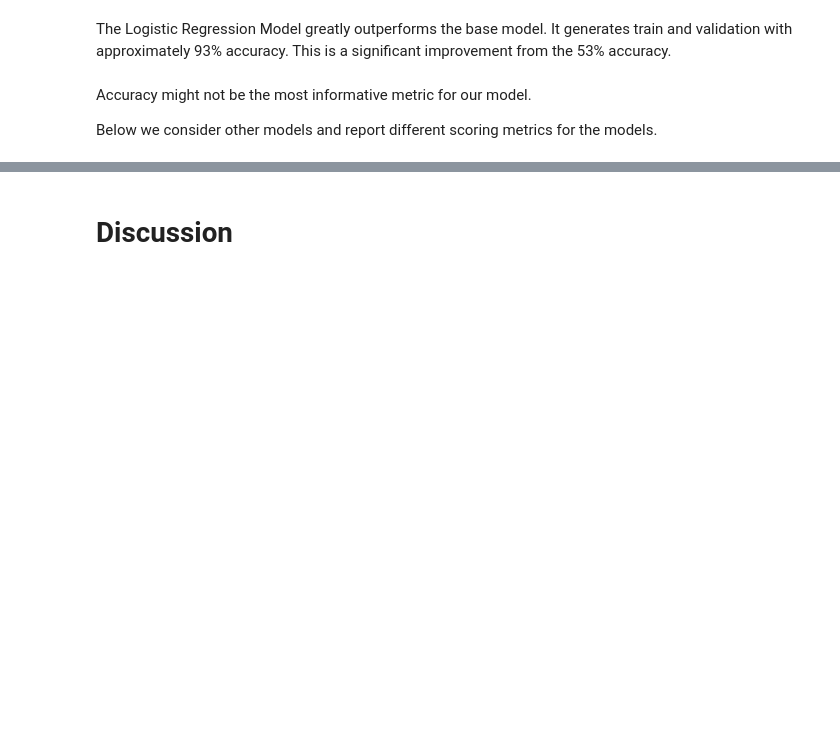
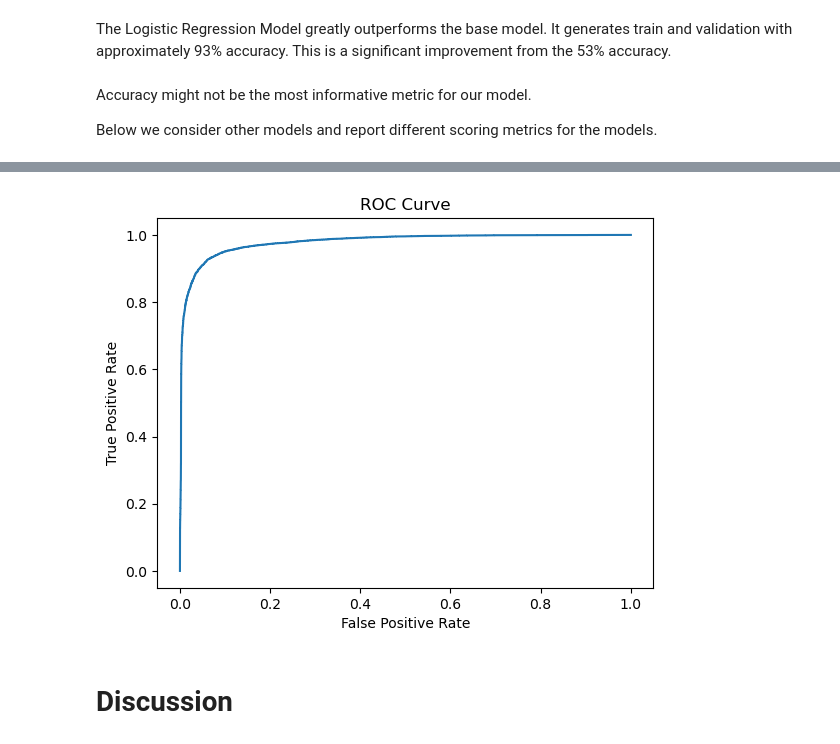
Before and after one commit to UBC-MDS/DSCI_522_group12, a Jupyter notebook: notebooks/airline_passenger_satisfaction_predictor.ipynb, the cells around one changed output, grey strips where cells are left out. Saved outputs shown, nothing was run; the diff lists cells and outputs as text; code cells hidden in the pictures; blank space fills up the shorter version.

```diff
--- a/notebooks/airline_passenger_satisfaction_predictor.ipynb
+++ b/notebooks/airline_passenger_satisfaction_predictor.ipynb
@@ -430,0 +443,18 @@ results_df
+# %%
+# Prepare the test set
+X_test = test_data.drop(columns=['satisfaction'])
+y_test = test_data['satisfaction']
+y_test = y_test.values.ravel()
+
+# Define the Logistic Regression pipeline
+final_model = make_pipeline(preprocessor, LogisticRegression(random_state=123))
+
+# Train the model on the training data
+final_model.fit(X_train, y_train.values.ravel())
+
+# Predict on the test set
+y_test_pred = final_model.predict(X_test)
+
+# Evaluate the model performance
+print("Logistic Regression Test Accuracy:", accuracy_score(y_test, y_test_pred))
+print("\nClassification Report:\n", classification_report(y_test, y_test_pred))
@@ -431,3 +473,24 @@ results_df
+# %%
+# Encode y_test to numeric values
+label_encoder = LabelEncoder()
+y_test_encoded = label_encoder.fit_transform(y_test)
+
+y_test_proba = final_model.predict_proba(X_test)[:, 1]
+
+# Compute the ROC curve
+from sklearn.metrics import roc_curve, roc_auc_score
+fpr, tpr, thresholds = roc_curve(y_test_encoded, y_test_proba)
+roc_auc = roc_auc_score(y_test_encoded, y_test_proba)
+
+# Plot the ROC curve
+import matplotlib.pyplot as plt
+plt.plot(fpr, tpr, label=f"AUC-ROC: {roc_auc:.2f}")
+plt.xlabel("False Positive Rate")
+plt.ylabel("True Positive Rate")
+plt.title("ROC Curve")
+plt.show()
+# %% [output]
+[figure, added]
 # %% [markdown]
 # Discussion
 # %% [markdown]
```
Also changed, not shown: parts of 25 cells of this notebook.
